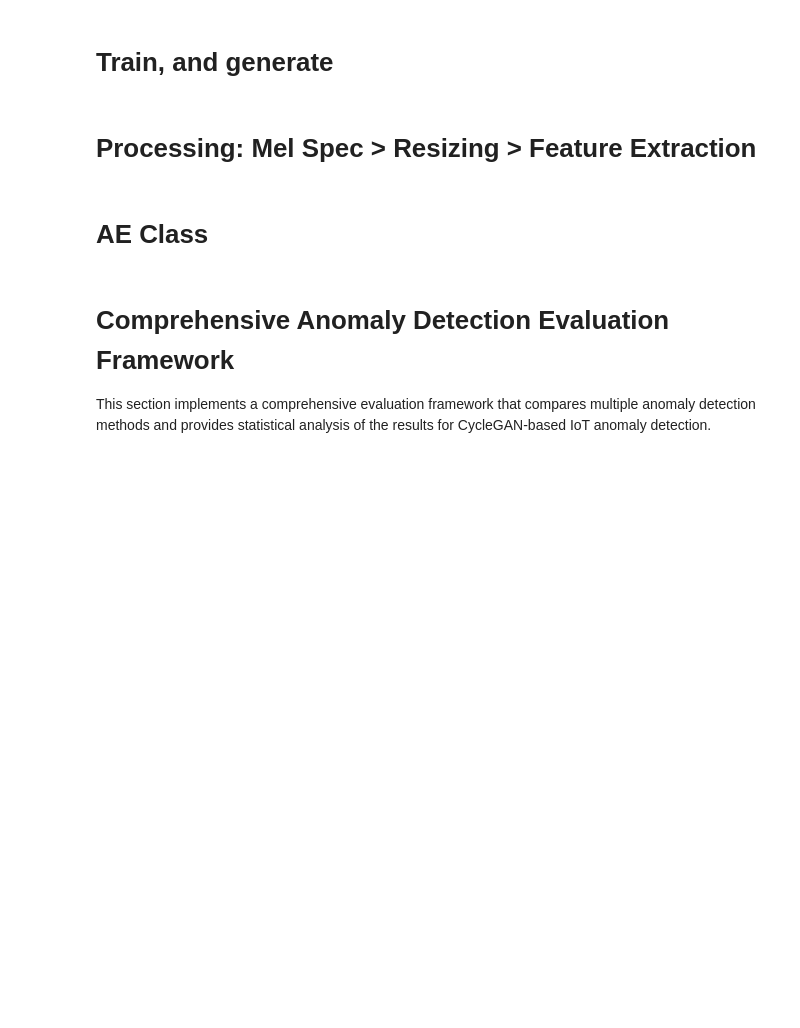
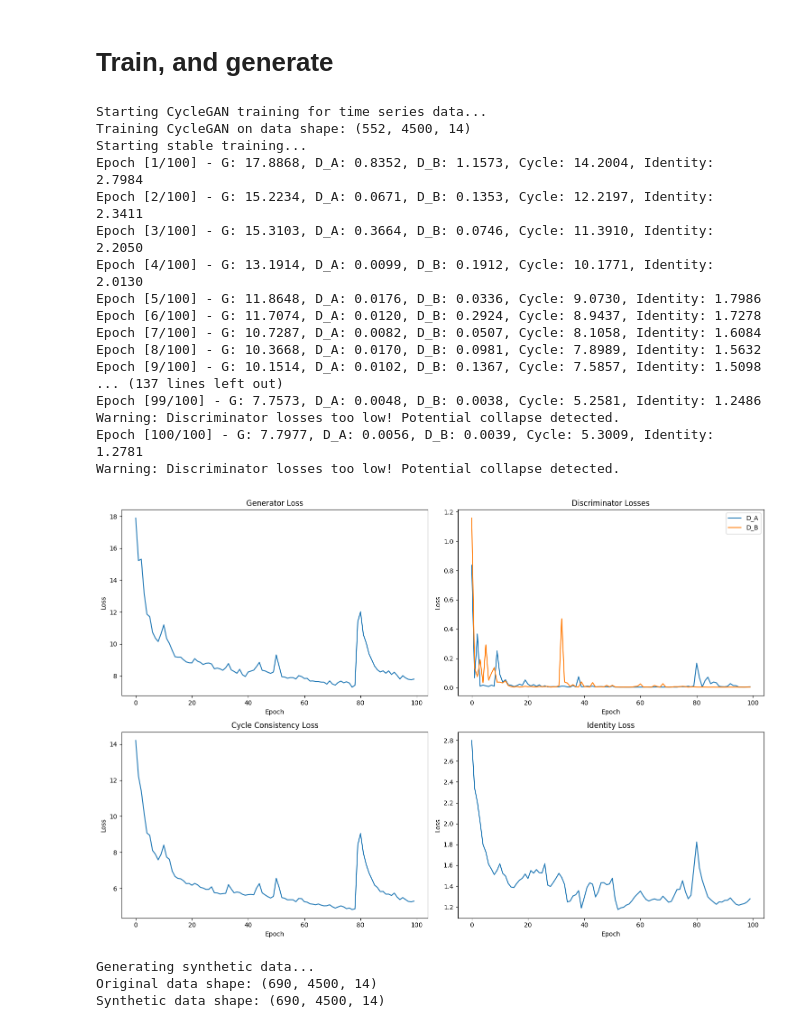
Before and after one commit to maddiew95/SmartIoT-2025, a Jupyter notebook: GANs models/CycleGANs/cycle-gan.ipynb, the cells around one changed output. Cells and saved outputs as stored; diff of their text form; code cells hidden in the pictures; blank space fills up the shorter version.

```diff
--- a/GANs models/CycleGANs/cycle-gan.ipynb
+++ b/GANs models/CycleGANs/cycle-gan.ipynb
@@ -327,12 +331,12 @@ def train_cyclegan_timeseries_stable(normal_data, device, epochs=200, batch_size
             print("Warning: Discriminator losses too low! Potential collapse detected.")
             # Optionally restart discriminators or adjust learning rates
 
-    return G_AB, G_BA, normalizer, history
+    return G_AB, G_BA, history
 
-# Generate synthetic data
+# Generate synthetic data using CycleGAN
 def generate_synthetic_data(generator, original_data, normalizer, device, num_samples=None):
     """
-    Generate synthetic time series data
+    Generate synthetic time series data using CycleGAN domain translation
     """
     if num_samples is None:
         num_samples = len(original_data)
@@ -340,17 +344,18 @@ def generate_synthetic_data(generator, original_data, normalizer, device, num_sa
     generator.eval()
     synthetic_samples = []
 
-    # Normalize original data
-    normalized_data = normalizer.transform(original_data)
+    # Use original data directly (already normalized in preprocessing)
+    input_data = original_data[:num_samples]
 
     with torch.no_grad():
         # Convert to tensor format (batch, channels, seq_len)
-        tensor_data = torch.tensor(normalized_data, dtype=torch.float32).permute(0, 2, 1)
+        tensor_data = torch.tensor(input_data, dtype=torch.float32).permute(0, 2, 1)
 
         # Generate in batches
         batch_size = 32
         for i in range(0, len(tensor_data), batch_size):
             batch = tensor_data[i:i+batch_size].to(device)
+            # Use CycleGAN generator to transform domain
             synthetic_batch = generator(batch)
             synthetic_samples.append(synthetic_batch.cpu())
 
@@ -358,10 +363,7 @@ def generate_synthetic_data(generator, original_data, normalizer, device, num_sa
         synthetic_tensor = torch.cat(synthetic_samples, dim=0)
 
         # Convert back to original format (batch, seq_len, channels)
-        synthetic_normalized = synthetic_tensor.permute(0, 2, 1).numpy()
-
-        # Denormalize
-        synthetic_data = normalizer.inverse_transform(synthetic_normalized)
+        synthetic_data = synthetic_tensor.permute(0, 2, 1).numpy()
 
     # Return requested number of samples
     return synthetic_data[:num_samples]
@@ -400,23 +402,47 @@ def plot_training_history(history):
 # %%
 
 # Example usage
 print("Starting CycleGAN training for time series data...")
-G_AB, G_BA, normalizer, history = train_cyclegan_timeseries_stable(
+G_AB, G_BA, history = train_cyclegan_timeseries_stable(
     X_train,
     device,
     epochs=100,  # Reduced for testing
     batch_size=32,  # Smaller batch size for your data
     lr=0.005  # Slightly lower learning rate
 )
 
 # Plot training history
 plot_training_history(history)
 
+# Create a simple normalizer for data generation
+normalizer = StandardScaler()
+normalizer.fit(normal_data.reshape(-1, normal_data.shape[-1]))
+
 # Generate synthetic data
 print("Generating synthetic data...")
 synthetic_data = generate_synthetic_data(G_AB, normal_data, normalizer, device, num_samples=len(normal_data))
 
 print(f"Original data shape: {normal_data.shape}")
 print(f"Synthetic data shape: {synthetic_data.shape}")
+# %% [output]
+Starting CycleGAN training for time series data...
+Training CycleGAN on data shape: (552, 4500, 14)
+Starting stable training...
+Epoch [1/100] - G: 17.8868, D_A: 0.8352, D_B: 1.1573, Cycle: 14.2004, Identity: 2.7984
+Epoch [2/100] - G: 15.2234, D_A: 0.0671, D_B: 0.1353, Cycle: 12.2197, Identity: 2.3411
+Epoch [3/100] - G: 15.3103, D_A: 0.3664, D_B: 0.0746, Cycle: 11.3910, Identity: 2.2050
+Epoch [4/100] - G: 13.1914, D_A: 0.0099, D_B: 0.1912, Cycle: 10.1771, Identity: 2.0130
+Epoch [5/100] - G: 11.8648, D_A: 0.0176, D_B: 0.0336, Cycle: 9.0730, Identity: 1.7986
+Epoch [6/100] - G: 11.7074, D_A: 0.0120, D_B: 0.2924, Cycle: 8.9437, Identity: 1.7278
+Epoch [7/100] - G: 10.7287, D_A: 0.0082, D_B: 0.0507, Cycle: 8.1058, Identity: 1.6084
+Epoch [8/100] - G: 10.3668, D_A: 0.0170, D_B: 0.0981, Cycle: 7.8989, Identity: 1.5632
+Epoch [9/100] - G: 10.1514, D_A: 0.0102, D_B: 0.1367, Cycle: 7.5857, Identity: 1.5098
+... (137 lines left out)
+Epoch [99/100] - G: 7.7573, D_A: 0.0048, D_B: 0.0038, Cycle: 5.2581, Identity: 1.2486
+Warning: Discriminator losses too low! Potential collapse detected.
+Epoch [100/100] - G: 7.7977, D_A: 0.0056, D_B: 0.0039, Cycle: 5.3009, Identity: 1.2781
+Warning: Discriminator losses too low! Potential collapse detected.
+[figure, added]
+Generating synthetic data...
+Original data shape: (690, 4500, 14)
+Synthetic data shape: (690, 4500, 14)
-# %% [markdown]
-# Processing: Mel Spec > Resizing > Feature Extraction
@@ -550,2 +448,0 @@ def process_dataset_multichannel(data, sample_rate=1000):
-# %% [markdown]
-# AE Class
@@ -700,4 +448,0 @@ def evaluate_on_test_with_threshold_search(model, threshold, X_test, y_test):
-# %% [markdown]
-# Comprehensive Anomaly Detection Evaluation Framework
-
-This section implements a comprehensive evaluation framework that compares multiple anomaly detection methods and provides statistical analysis of the results for CycleGAN-based IoT anomaly detection.
```
Also changed, not shown: parts of 7 cells of this notebook, 8 other files.
